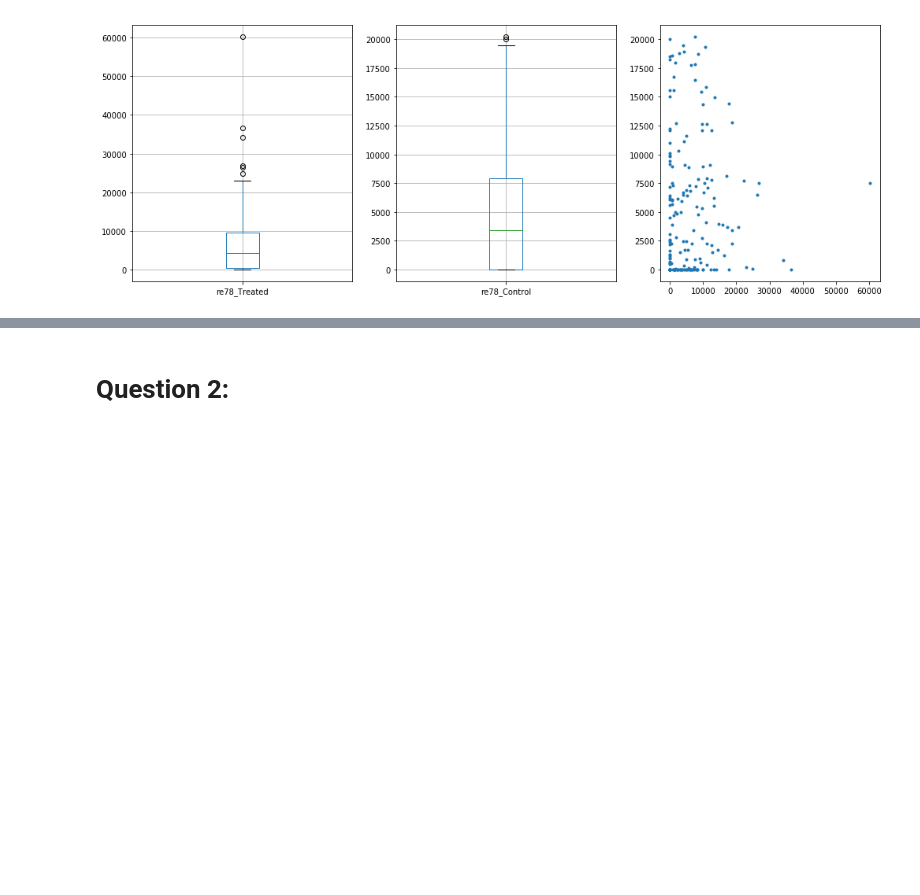
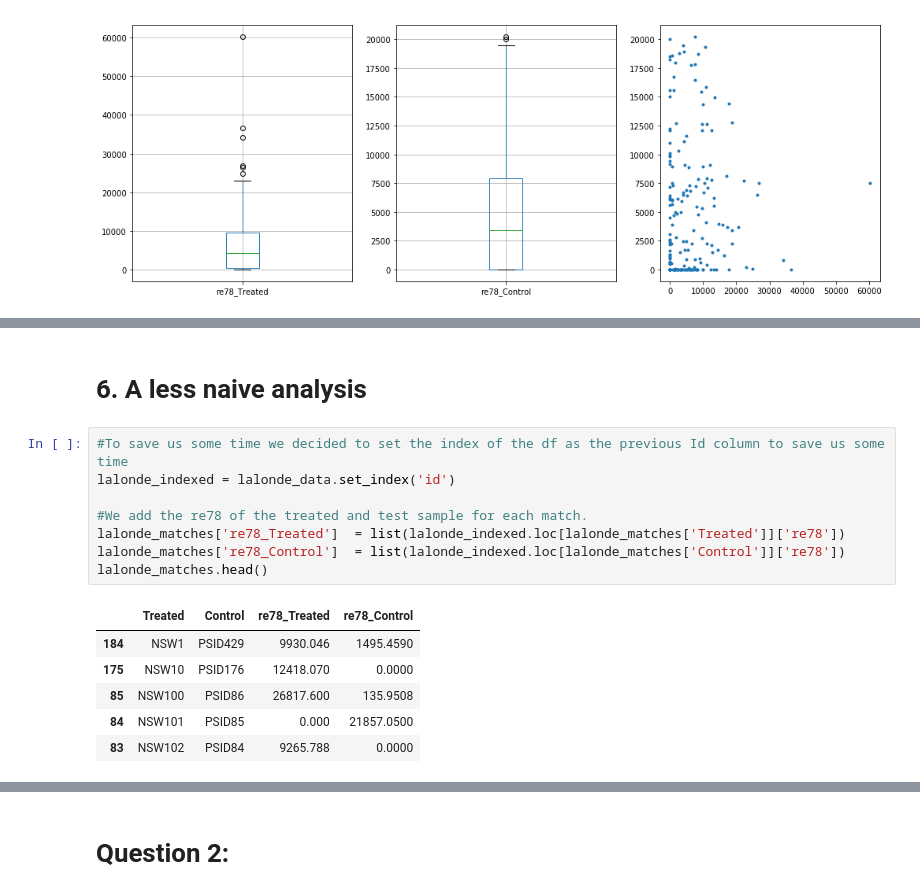
Before and after one commit to Roussaky/ada-EPFL, a Jupyter notebook: Homework4/Homework4.ipynb, the cells around one changed output, grey strips where cells are left out. Saved outputs shown, nothing was run; the diff lists cells and outputs as text; blank space fills up the shorter version.

```diff
--- a/Homework4/Homework4.ipynb
+++ b/Homework4/Homework4.ipynb
@@ -263,0 +281,17 @@ plt.plot(lalonde_matches['re78_Treated'],lalonde_matches['re78_Control'],'.')
+# %% [markdown]
+# 6. A less naive analysis
+# %%
+#To save us some time we decided to set the index of the df as the previous Id column to save us some time
+lalonde_indexed = lalonde_data.set_index('id')
+
+#We add the re78 of the treated and test sample for each match.
+lalonde_matches['re78_Treated']  = list(lalonde_indexed.loc[lalonde_matches['Treated']]['re78'])
+lalonde_matches['re78_Control']  = list(lalonde_indexed.loc[lalonde_matches['Control']]['re78'])
+lalonde_matches.head()
+# %% [output]
+|  | Treated | Control | re78_Treated | re78_Control |
+| 184 | NSW1 | PSID429 | 9930.046 | 1495.4590 |
+| 175 | NSW10 | PSID176 | 12418.070 | 0.0000 |
+| 85 | NSW100 | PSID86 | 26817.600 | 135.9508 |
+| 84 | NSW101 | PSID85 | 0.000 | 21857.0500 |
+| 83 | NSW102 | PSID84 | 9265.788 | 0.0000 |
```
Also changed, not shown: parts of 21 cells of this notebook.
